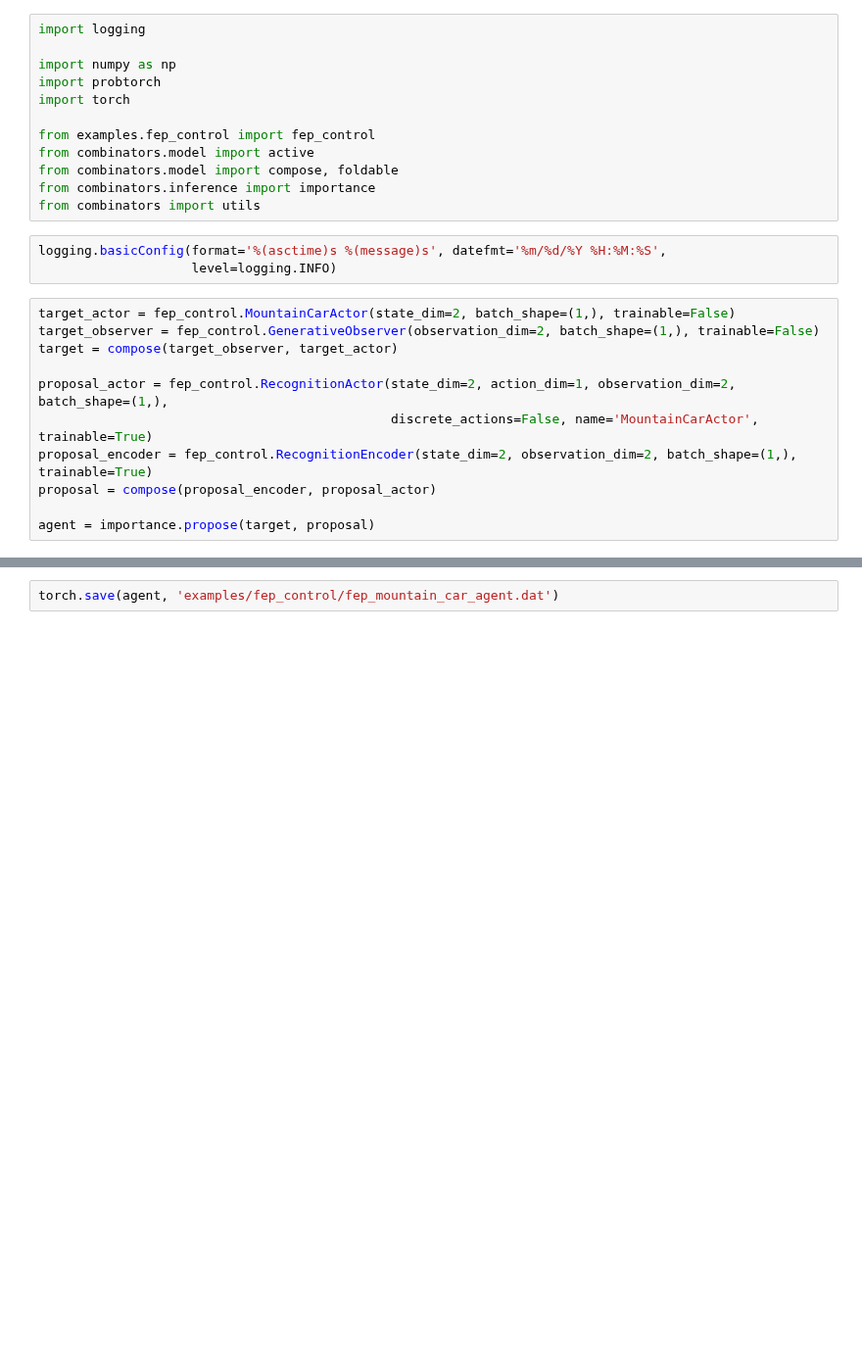
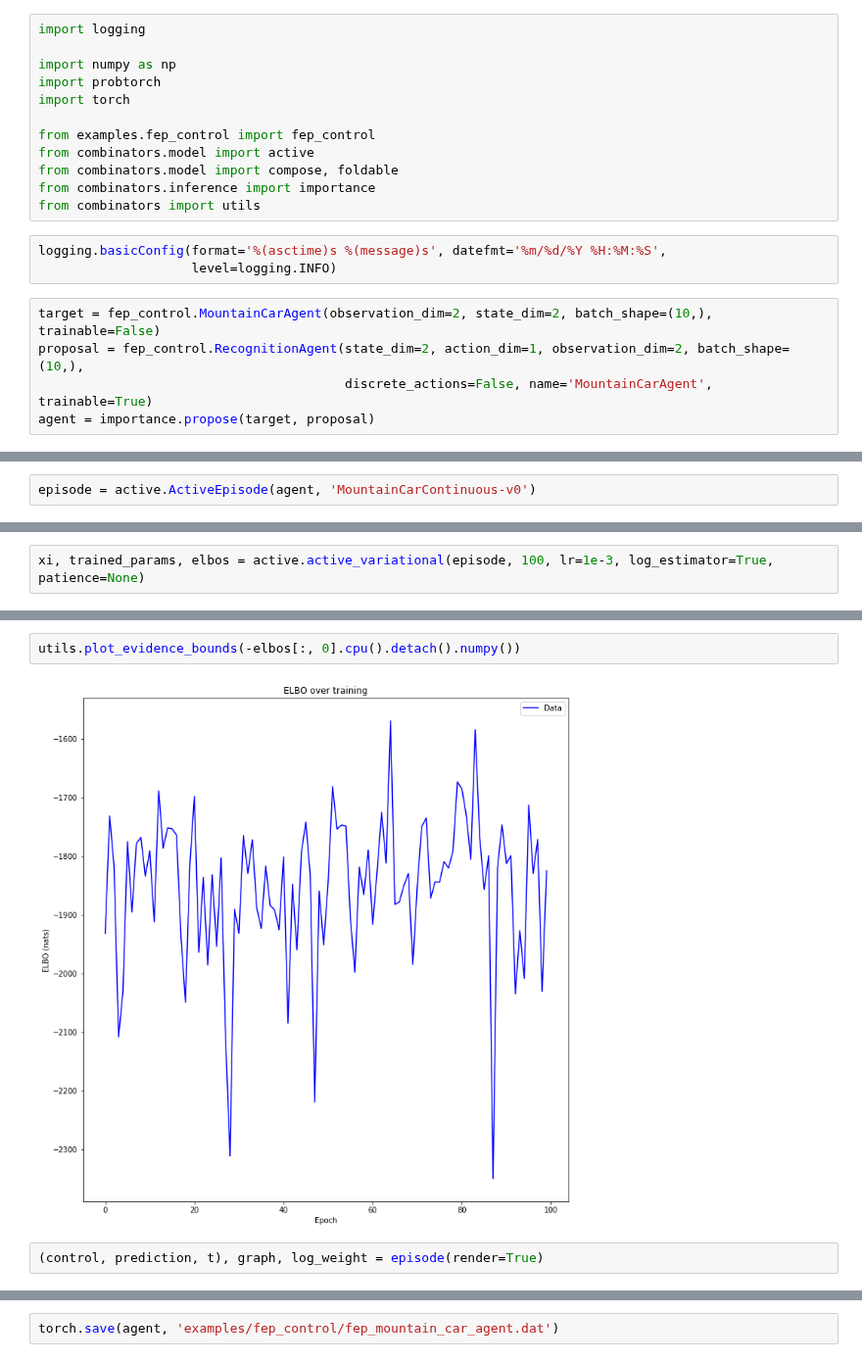
Before and after one commit to probtorch/combinators, a Jupyter notebook: examples/fep_control/fep_mountain_car.ipynb, the cells around one changed output, grey strips where cells are left out. Shown at 98% size. Saved outputs shown, nothing was run; the diff lists cells and outputs as text; blank space fills up the shorter version.

Commit message:
examples/fep_control/fep_mountain_car: garbage ELBOs, but solved the task
Signed-off-by: Eli Sennesh <sennesh.e@husky.neu.edu>

```diff
--- a/examples/fep_control/fep_mountain_car.ipynb
+++ b/examples/fep_control/fep_mountain_car.ipynb
@@ -18,13 +18,7 @@ from combinators import utils
 logging.basicConfig(format='%(asctime)s %(message)s', datefmt='%m/%d/%Y %H:%M:%S',
                     level=logging.INFO)
 # %%
-target_actor = fep_control.MountainCarActor(state_dim=2, batch_shape=(1,), trainable=False)
-target_observer = fep_control.GenerativeObserver(observation_dim=2, batch_shape=(1,), trainable=False)
-target = compose(target_observer, target_actor)
-
-proposal_actor = fep_control.RecognitionActor(state_dim=2, action_dim=1, observation_dim=2, batch_shape=(1,),
-                                              discrete_actions=False, name='MountainCarActor', trainable=True)
-proposal_encoder = fep_control.RecognitionEncoder(state_dim=2, observation_dim=2, batch_shape=(1,), trainable=True)
-proposal = compose(proposal_encoder, proposal_actor)
-
+target = fep_control.MountainCarAgent(observation_dim=2, state_dim=2, batch_shape=(10,), trainable=False)
+proposal = fep_control.RecognitionAgent(state_dim=2, action_dim=1, observation_dim=2, batch_shape=(10,),
+                                        discrete_actions=False, name='MountainCarAgent', trainable=True)
 agent = importance.propose(target, proposal)
@@ -63,0 +25,2 @@ theta
+# %%
+episode = active.ActiveEpisode(agent, 'MountainCarContinuous-v0')
@@ -63,0 +29,2 @@ theta
+# %%
+xi, trained_params, elbos = active.active_variational(episode, 100, lr=1e-3, log_estimator=True, patience=None)
@@ -63,0 +49,6 @@ theta
+# %%
+utils.plot_evidence_bounds(-elbos[:, 0].cpu().detach().numpy())
+# %% [output]
+[figure, added]
+# %%
+(control, prediction, t), graph, log_weight = episode(render=True)
```
Also changed, not shown: parts of 12 cells of this notebook, 1 other file.
